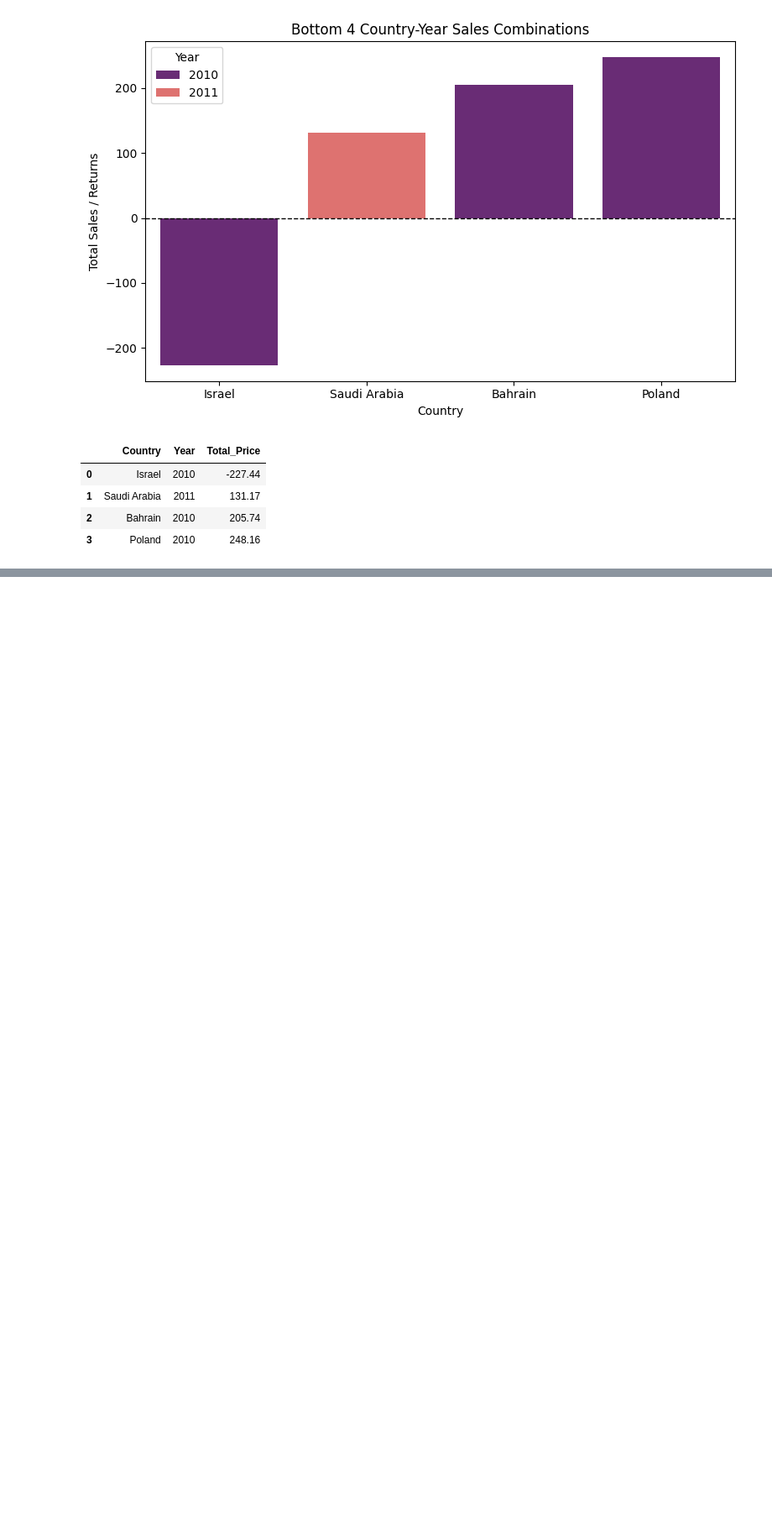
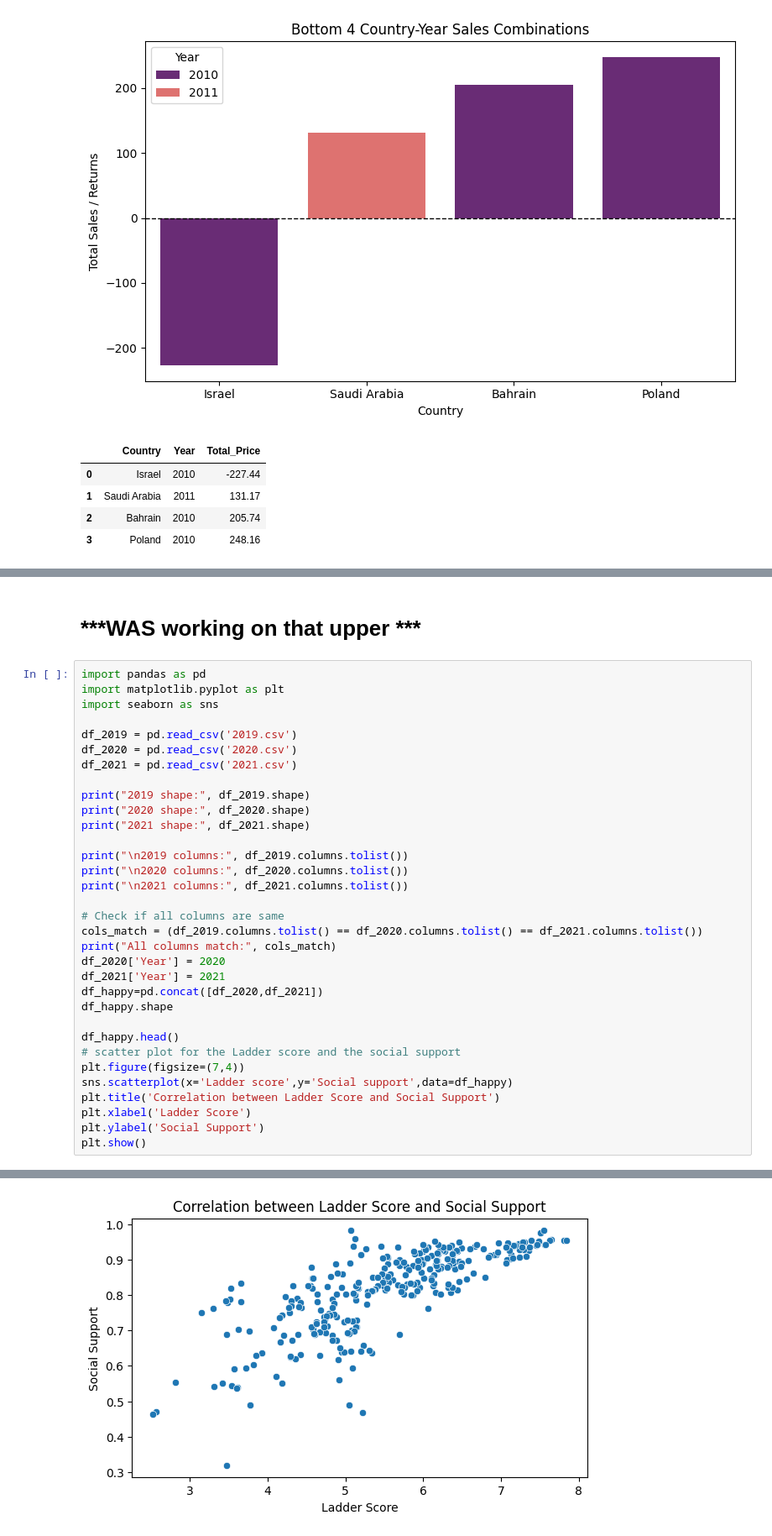
Before and after one commit to muhammad-usman-tech/data-analysis-tasks, a Jupyter notebook: lab_19(B)_visuals.ipynb, the cells around one changed output, grey strips where cells are left out. Shown at 84% size. Drawn from its saved outputs; the diff is of its cells as text; blank space fills up the shorter version.

Commit message:
updated scatter chart and its understanding

```diff
--- a/lab_19(B)_visuals.ipynb
+++ b/lab_19(B)_visuals.ipynb
@@ -407,0 +456,36 @@ dtype: object
+# %% [markdown]
+# ***WAS working on that upper ***
+# %%
+import pandas as pd
+import matplotlib.pyplot as plt
+import seaborn as sns
+
+df_2019 = pd.read_csv('2019.csv')
+df_2020 = pd.read_csv('2020.csv')
+df_2021 = pd.read_csv('2021.csv')
+
+print("2019 shape:", df_2019.shape)
+print("2020 shape:", df_2020.shape)
+print("2021 shape:", df_2021.shape)
+
+print("\n2019 columns:", df_2019.columns.tolist())
+print("\n2020 columns:", df_2020.columns.tolist())
+print("\n2021 columns:", df_2021.columns.tolist())
+
+# Check if all columns are same
+cols_match = (df_2019.columns.tolist() == df_2020.columns.tolist() == df_2021.columns.tolist())
+print("All columns match:", cols_match)
+df_2020['Year'] = 2020
+df_2021['Year'] = 2021
+df_happy=pd.concat([df_2020,df_2021])
+df_happy.shape
+
+df_happy.head()
+# scatter plot for the Ladder score and the social support
+plt.figure(figsize=(7,4))
+sns.scatterplot(x='Ladder score',y='Social support',data=df_happy)
+plt.title('Correlation between Ladder Score and Social Support')
+plt.xlabel('Ladder Score')
+plt.ylabel('Social Support')
+plt.show()
+# %% [output]
@@ -407,0 +502 @@ dtype: object
+[figure, added]
```
Also changed, not shown: parts of 2 cells of this notebook.
